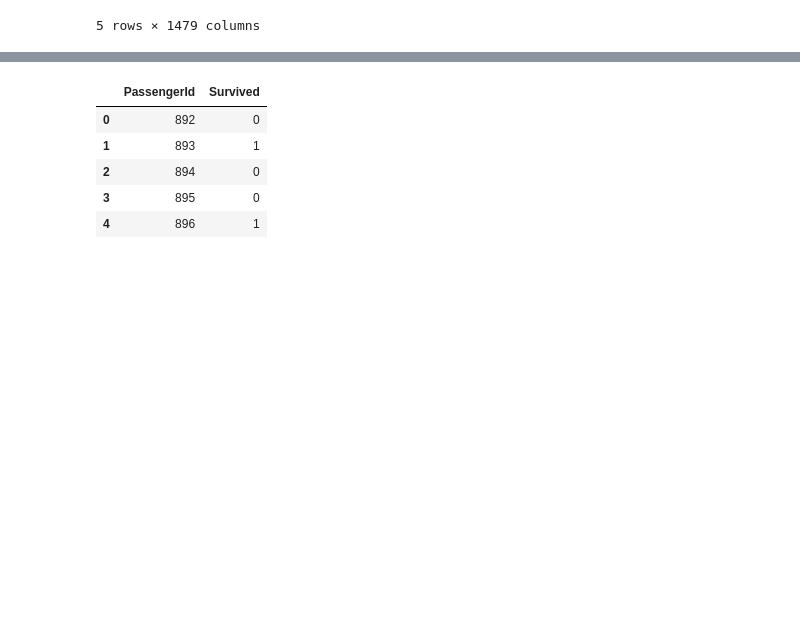
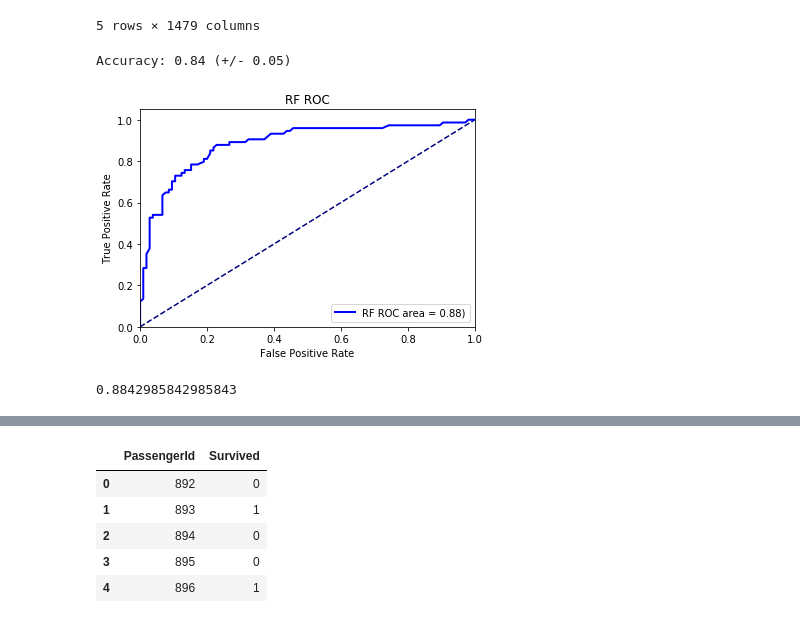
Before and after one commit to csun-data-science-bootcamp-19/Team-8, a Jupyter notebook: Modeling.ipynb, the cells around one changed output, grey strips where cells are left out. Drawn from its saved outputs; the diff is of its cells as text; code cells hidden in the pictures; blank space fills up the shorter version.

```diff
--- a/Modeling.ipynb
+++ b/Modeling.ipynb
@@ -95,3 +77,43 @@ from sklearn.preprocessing import RobustScaler
 scaler = RobustScaler()
 scaler.fit(X)
 X = scaler.transform(X)
+x_train = scaler.transform(x_train)
+x_test = scaler.transform(x_test)
+# %%
+all_scores = list()
+models = list()
+# %%
+from sklearn.metrics import roc_curve
+from sklearn.metrics import auc
+from matplotlib import pyplot as plt
+# Print out ROC curve
+def plot_roc(y_test, predicted_prob, name):
+    fpr, tpr, thresholds = roc_curve(y_test, predicted_prob[:,1])
+    roc_auc = auc(fpr, tpr)
+    plt.figure()
+    plt.xlabel('False Positive Rate')
+    plt.ylabel('True Positive Rate')
+    plt.plot([0, 1], [0, 1], color='navy', linestyle='--')
+    plt.xlim([0.0, 1.0])
+    plt.ylim([0.0, 1.05])
+    plt.title(name + ' ROC')
+    plt.plot(fpr, tpr, color='blue', lw=2, label=name + ' ROC area = %0.2f)' % roc_auc)
+    plt.legend(loc='lower right')
+    plt.show()
+    return roc_auc
+# %%
+from sklearn.ensemble import RandomForestClassifier
+
+rf_clf = RandomForestClassifier(n_estimators=200)
+
+models.append(('rf', rf_clf))
+
+ds_utils.evaluate_classifier(rf_clf, X, Y)
+
+rf_clf.fit(x_train, y_train)
+
+plot_roc(y_test, rf_clf.predict_proba(x_test), 'RF')
+# %% [output]
+Accuracy: 0.84 (+/- 0.05)
+[figure, added]
+0.8842985842985843
```
Also changed, not shown: parts of 20 cells of this notebook, 1 other file.
